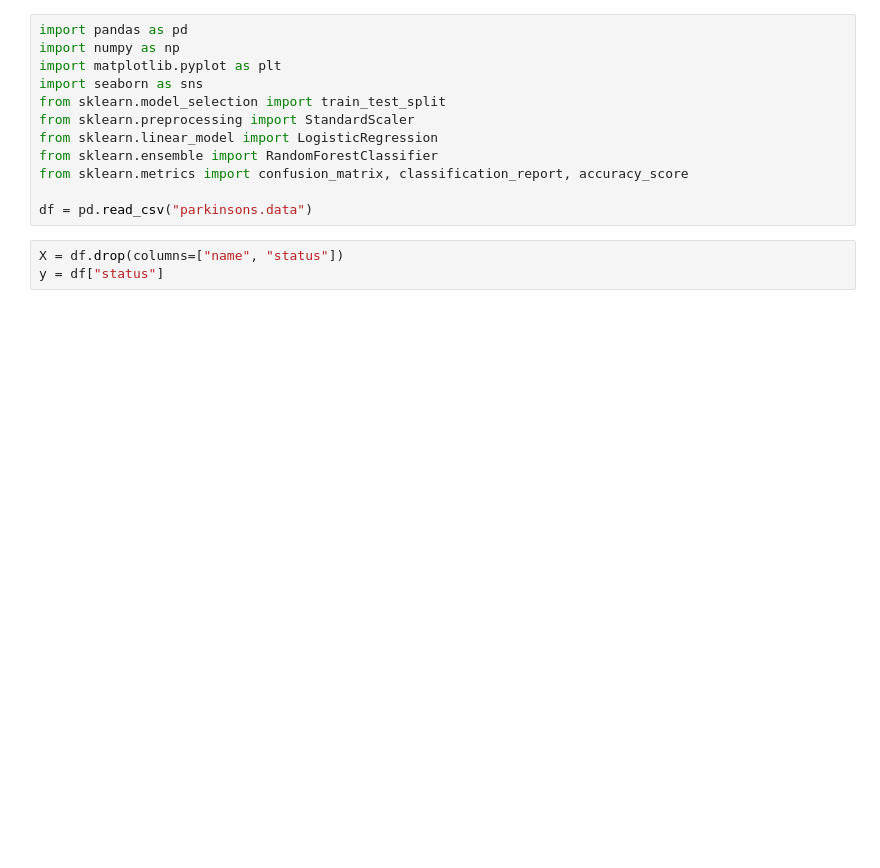
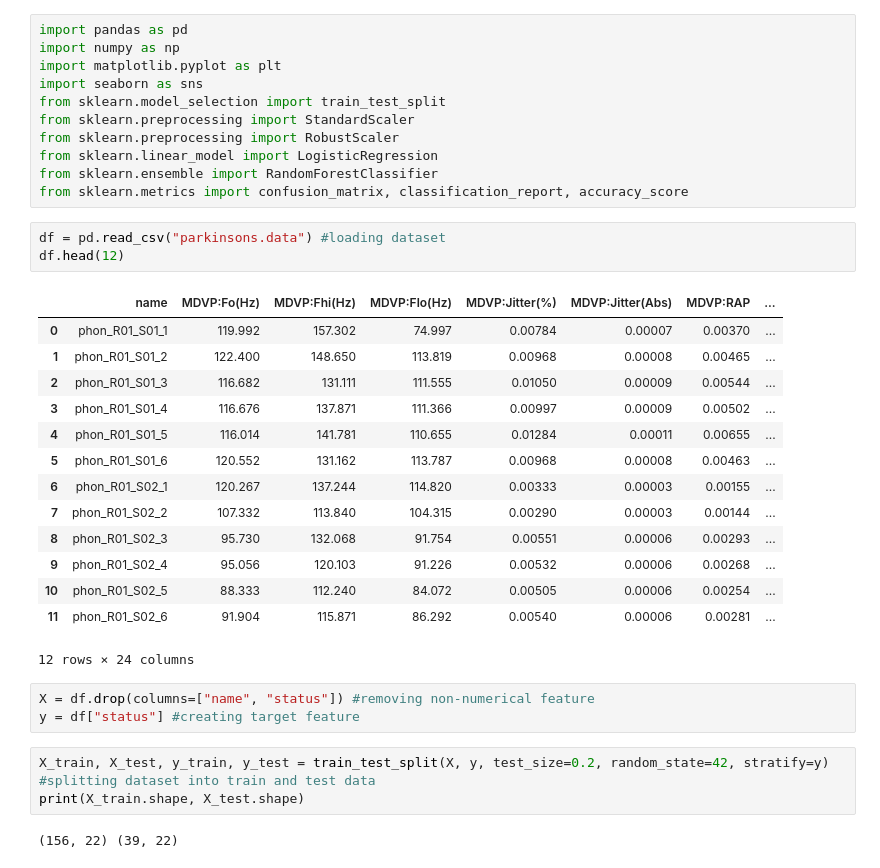
Before and after one commit to theNovahkiin/Parkinsons-EDA-Python, a Jupyter notebook: classification.ipynb, the cells around one changed output. Saved outputs shown, nothing was run; the diff lists cells and outputs as text; blank space fills up the shorter version.

```diff
--- a/classification.ipynb
+++ b/classification.ipynb
@@ -5,11 +5,33 @@ import matplotlib.pyplot as plt
 import seaborn as sns
 from sklearn.model_selection import train_test_split
 from sklearn.preprocessing import StandardScaler
+from sklearn.preprocessing import RobustScaler
 from sklearn.linear_model import LogisticRegression
 from sklearn.ensemble import RandomForestClassifier
 from sklearn.metrics import confusion_matrix, classification_report, accuracy_score
-
-df = pd.read_csv("parkinsons.data")
+# %%
+df = pd.read_csv("parkinsons.data") #loading dataset
+df.head(12)
+# %% [output]
+|  | name | MDVP:Fo(Hz) | MDVP:Fhi(Hz) | MDVP:Flo(Hz) | MDVP:Jitter(%) | MDVP:Jitter(Abs) | MDVP:RAP | ... |
+| 0 | phon_R01_S01_1 | 119.992 | 157.302 | 74.997 | 0.00784 | 0.00007 | 0.00370 | ... |
+| 1 | phon_R01_S01_2 | 122.400 | 148.650 | 113.819 | 0.00968 | 0.00008 | 0.00465 | ... |
+| 2 | phon_R01_S01_3 | 116.682 | 131.111 | 111.555 | 0.01050 | 0.00009 | 0.00544 | ... |
+| 3 | phon_R01_S01_4 | 116.676 | 137.871 | 111.366 | 0.00997 | 0.00009 | 0.00502 | ... |
+| 4 | phon_R01_S01_5 | 116.014 | 141.781 | 110.655 | 0.01284 | 0.00011 | 0.00655 | ... |
+| 5 | phon_R01_S01_6 | 120.552 | 131.162 | 113.787 | 0.00968 | 0.00008 | 0.00463 | ... |
+| 6 | phon_R01_S02_1 | 120.267 | 137.244 | 114.820 | 0.00333 | 0.00003 | 0.00155 | ... |
+| 7 | phon_R01_S02_2 | 107.332 | 113.840 | 104.315 | 0.00290 | 0.00003 | 0.00144 | ... |
+| 8 | phon_R01_S02_3 | 95.730 | 132.068 | 91.754 | 0.00551 | 0.00006 | 0.00293 | ... |
+| 9 | phon_R01_S02_4 | 95.056 | 120.103 | 91.226 | 0.00532 | 0.00006 | 0.00268 | ... |
+| 10 | phon_R01_S02_5 | 88.333 | 112.240 | 84.072 | 0.00505 | 0.00006 | 0.00254 | ... |
+| 11 | phon_R01_S02_6 | 91.904 | 115.871 | 86.292 | 0.00540 | 0.00006 | 0.00281 | ... |
+12 rows × 24 columns
 # %%
-X = df.drop(columns=["name", "status"])
-y = df["status"]
+X = df.drop(columns=["name", "status"]) #removing non-numerical feature
+y = df["status"] #creating target feature
+# %%
+X_train, X_test, y_train, y_test = train_test_split(X, y, test_size=0.2, random_state=42, stratify=y) #splitting dataset into train and test data
+print(X_train.shape, X_test.shape)
+# %% [output]
+(156, 22) (39, 22)
```
Also changed, not shown: parts of 20 cells of this notebook.
